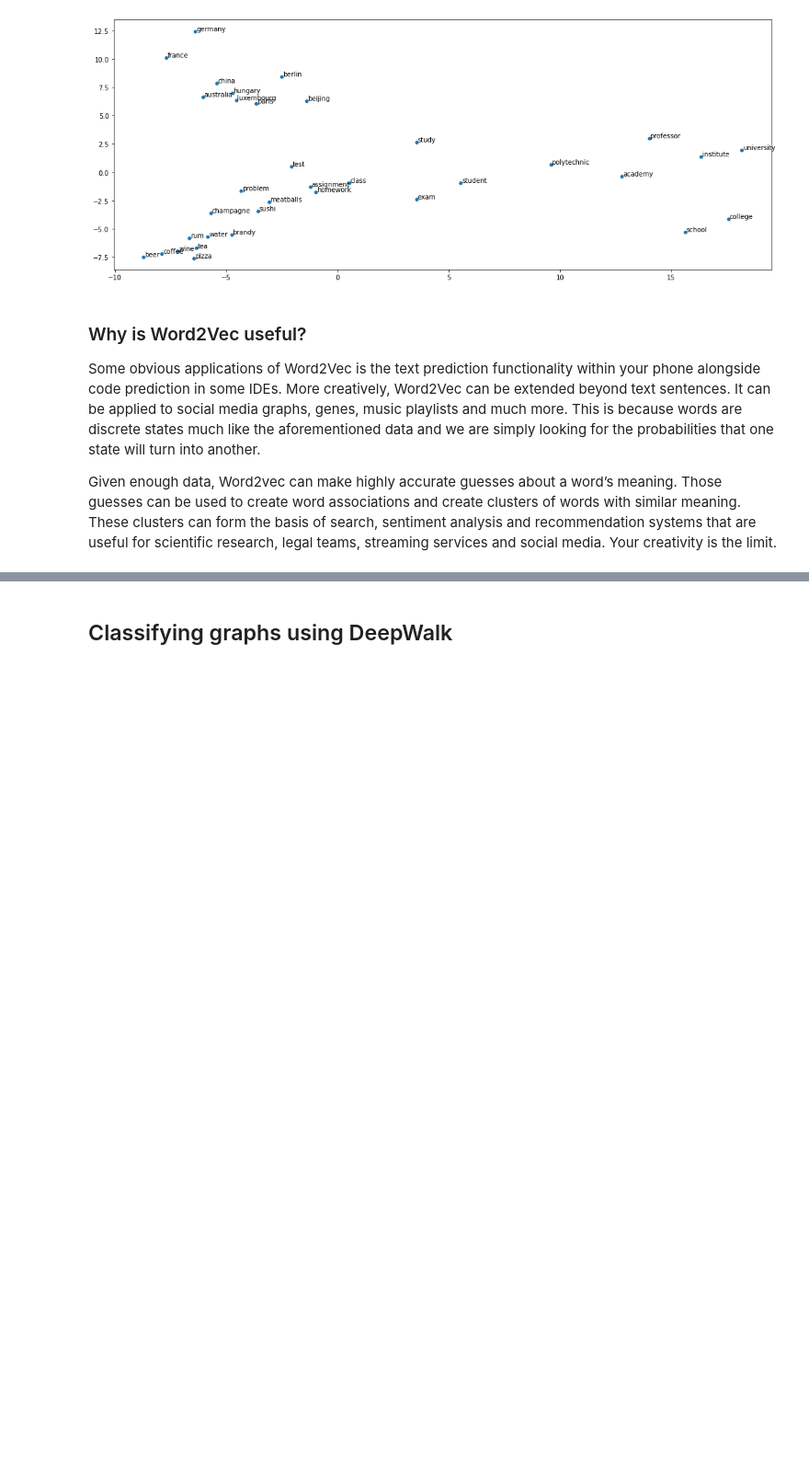
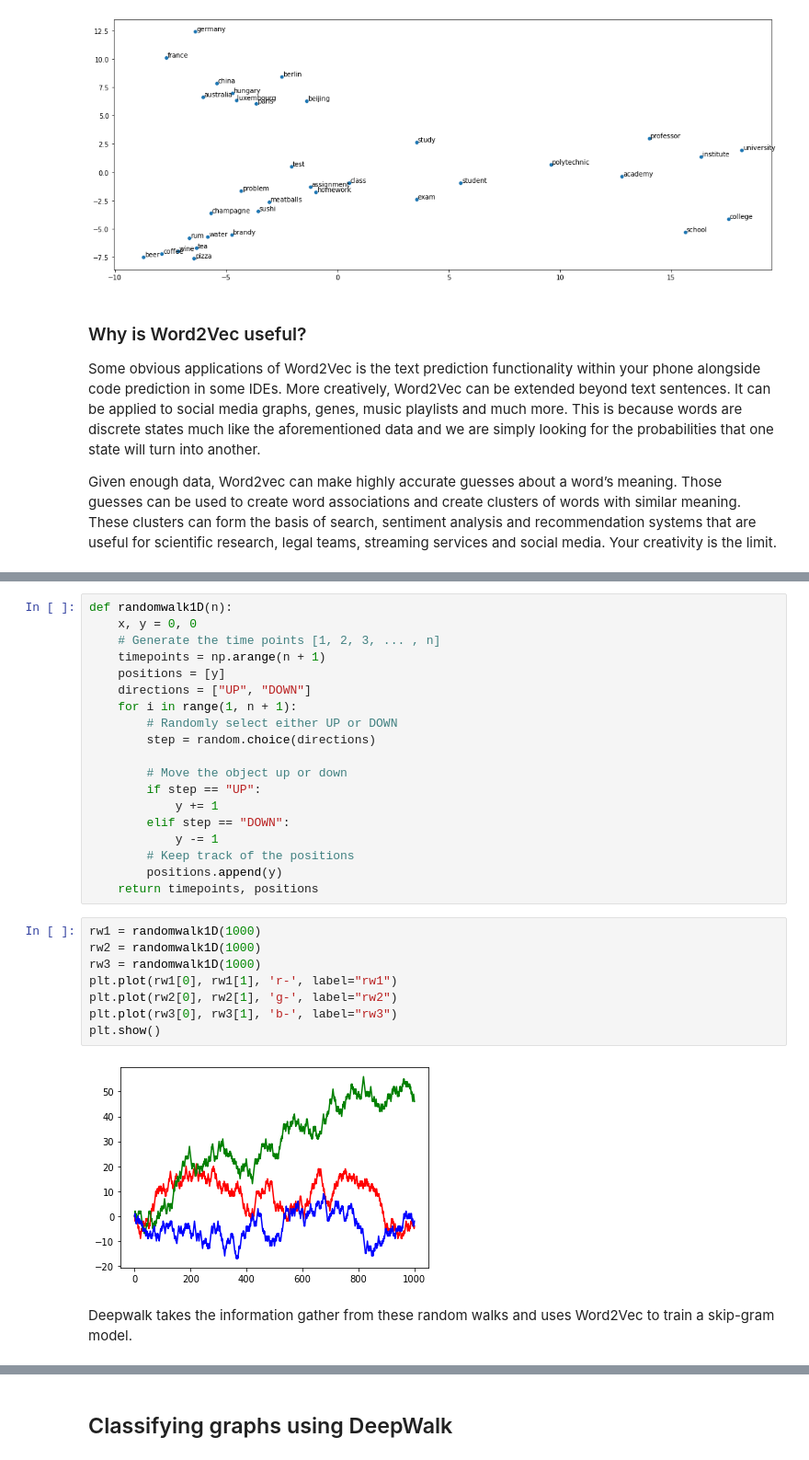
Before and after one commit to dpatularu/Vectorization-of-social-networks, a Jupyter notebook: Vectorization of Online Social Networks.ipynb, the cells around one changed output, grey strips where cells are left out. Shown at 92% size. Cells and saved outputs as stored; diff of their text form; blank space fills up the shorter version.

```diff
--- a/Vectorization of Online Social Networks.ipynb
+++ b/Vectorization of Online Social Networks.ipynb
@@ -244,0 +255,31 @@ TBD
+# %%
+def randomwalk1D(n):
+    x, y = 0, 0
+    # Generate the time points [1, 2, 3, ... , n]
+    timepoints = np.arange(n + 1)
+    positions = [y]
+    directions = ["UP", "DOWN"]
+    for i in range(1, n + 1):
+        # Randomly select either UP or DOWN
+        step = random.choice(directions)
+
+        # Move the object up or down
+        if step == "UP":
+            y += 1
+        elif step == "DOWN":
+            y -= 1
+        # Keep track of the positions
+        positions.append(y)
+    return timepoints, positions
+# %%
+rw1 = randomwalk1D(1000)
+rw2 = randomwalk1D(1000)
+rw3 = randomwalk1D(1000)
+plt.plot(rw1[0], rw1[1], 'r-', label="rw1")
+plt.plot(rw2[0], rw2[1], 'g-', label="rw2")
+plt.plot(rw3[0], rw3[1], 'b-', label="rw3")
+plt.show()
+# %% [output]
+[figure, added]
+# %% [markdown]
+Deepwalk takes the information gather from these random walks and uses Word2Vec to train a skip-gram model.
```
Also changed, not shown: parts of 4 cells of this notebook.
